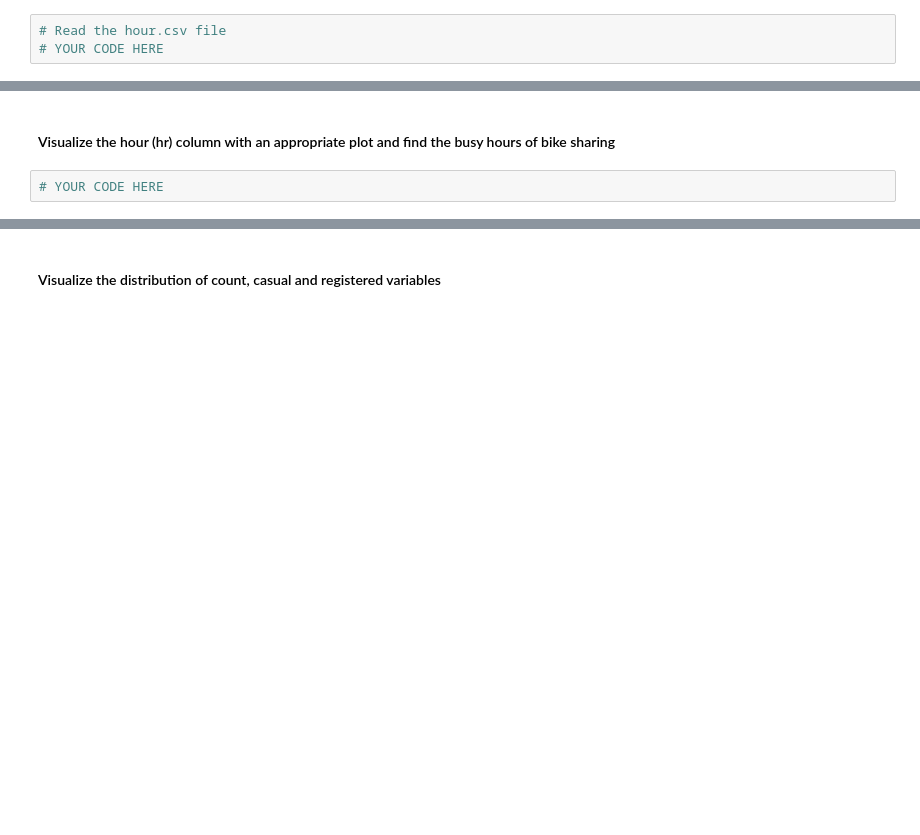
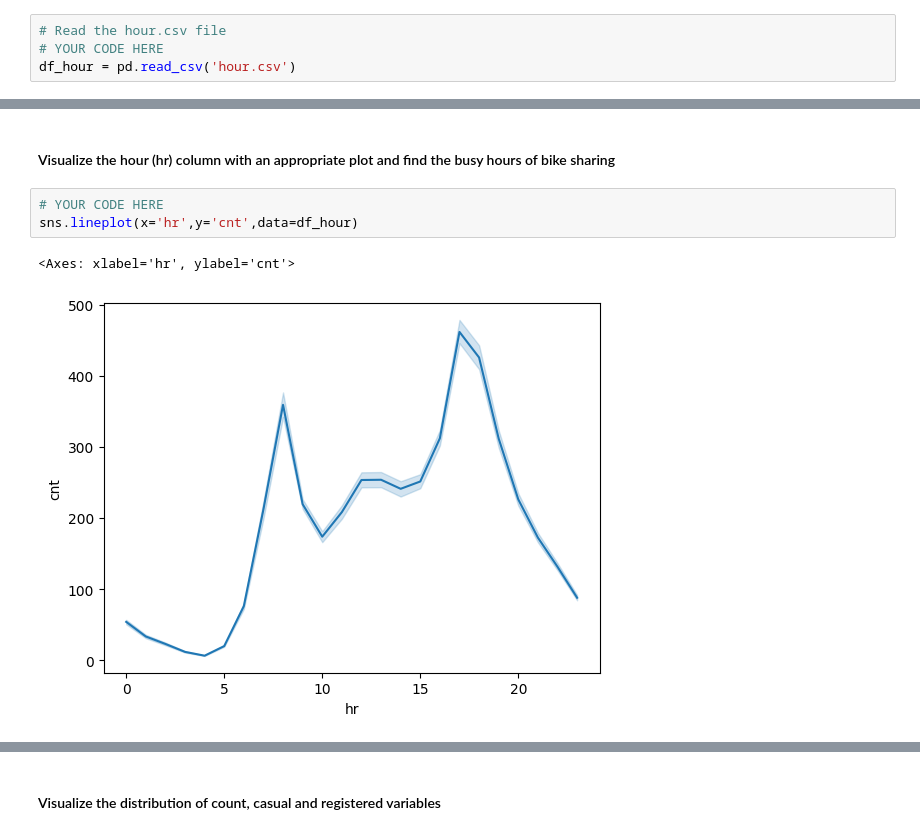
Before and after one commit to ayanagrawal1412/CDS_IISC, a Jupyter notebook: M2_NB_MiniProject_1_LinearRegression_Regularization.ipynb, the cells around one changed output, grey strips where cells are left out. Saved outputs shown, nothing was run; the diff lists cells and outputs as text; blank space fills up the shorter version.

```diff
--- a/M2_NB_MiniProject_1_LinearRegression_Regularization.ipynb
+++ b/M2_NB_MiniProject_1_LinearRegression_Regularization.ipynb
@@ -90,3 +116,4 @@ from sklearn.metrics import r2_score
 # %%
 # Read the hour.csv file
 # YOUR CODE HERE
+df_hour = pd.read_csv('hour.csv')
@@ -124,3 +200,7 @@ print the datatypes of the columns
 #### Visualize the hour (hr) column with an appropriate plot and find the busy hours of bike sharing
 # %%
 # YOUR CODE HERE
+sns.lineplot(x='hr',y='cnt',data=df_hour)
+# %% [output]
+<Axes: xlabel='hr', ylabel='cnt'>
+[figure, added]
```
Also changed, not shown: parts of 18 cells of this notebook.
